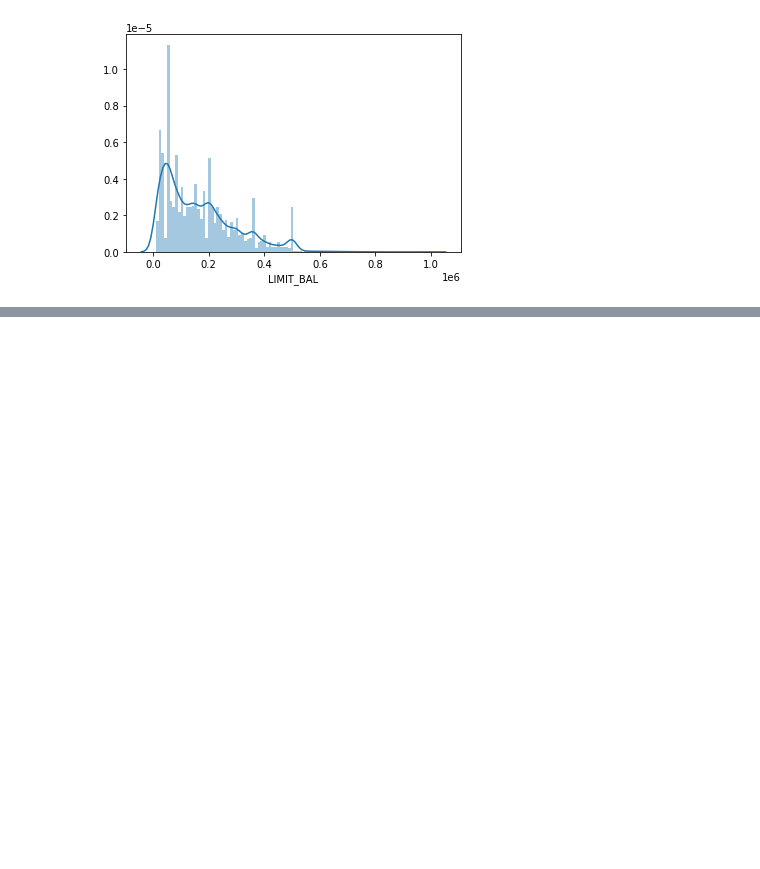
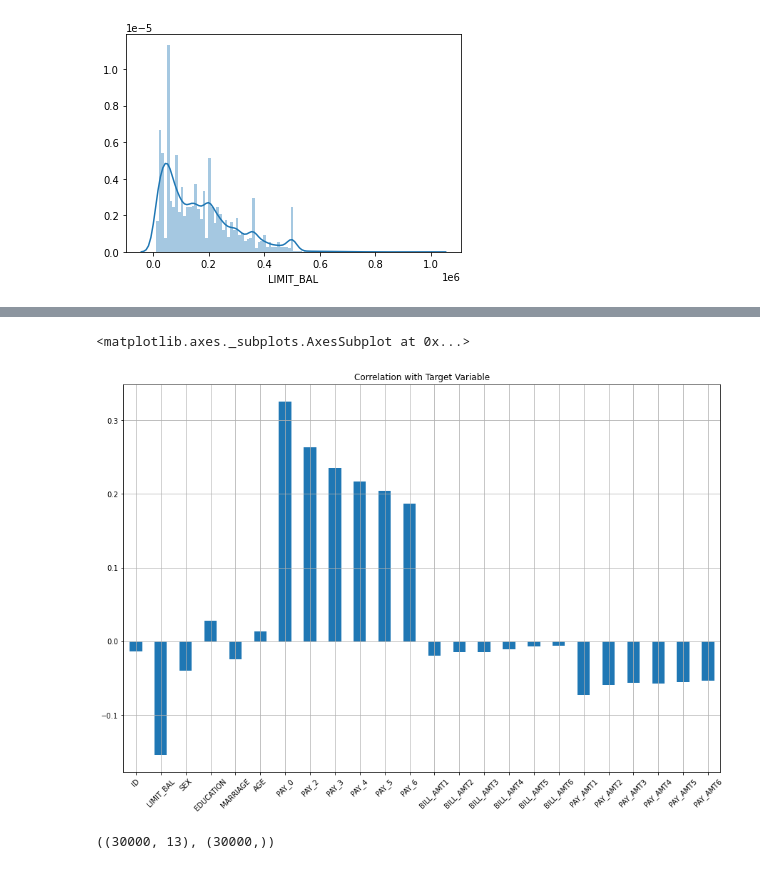
Before and after one commit to bhavyadeep111/MachineLearning, a Jupyter notebook: Credit_Card_Deafult.ipynb, the cells around one changed output, grey strips where cells are left out. Saved outputs shown, nothing was run; the diff lists cells and outputs as text; code cells hidden in the pictures; blank space fills up the shorter version.

```diff
--- a/Credit_Card_Deafult.ipynb
+++ b/Credit_Card_Deafult.ipynb
@@ -128,0 +127,9 @@ print()
+# %%
+X = df.drop('default payment next month', axis=1)
+Y = df['default payment next month']
+# %%
+plt.figure(figsize=(15,10))
+X.corrwith(Y).plot.bar(title="Correlation with Target Variable", grid=True, rot=45)
+# %% [output]
+<matplotlib.axes._subplots.AxesSubplot at 0x...>
+[figure, added]
@@ -128,0 +143,4 @@ print()
+# %%
+X_new.shape, Y.shape
+# %% [output]
+((30000, 13), (30000,))
```
Also changed, not shown: parts of 11 cells of this notebook.
